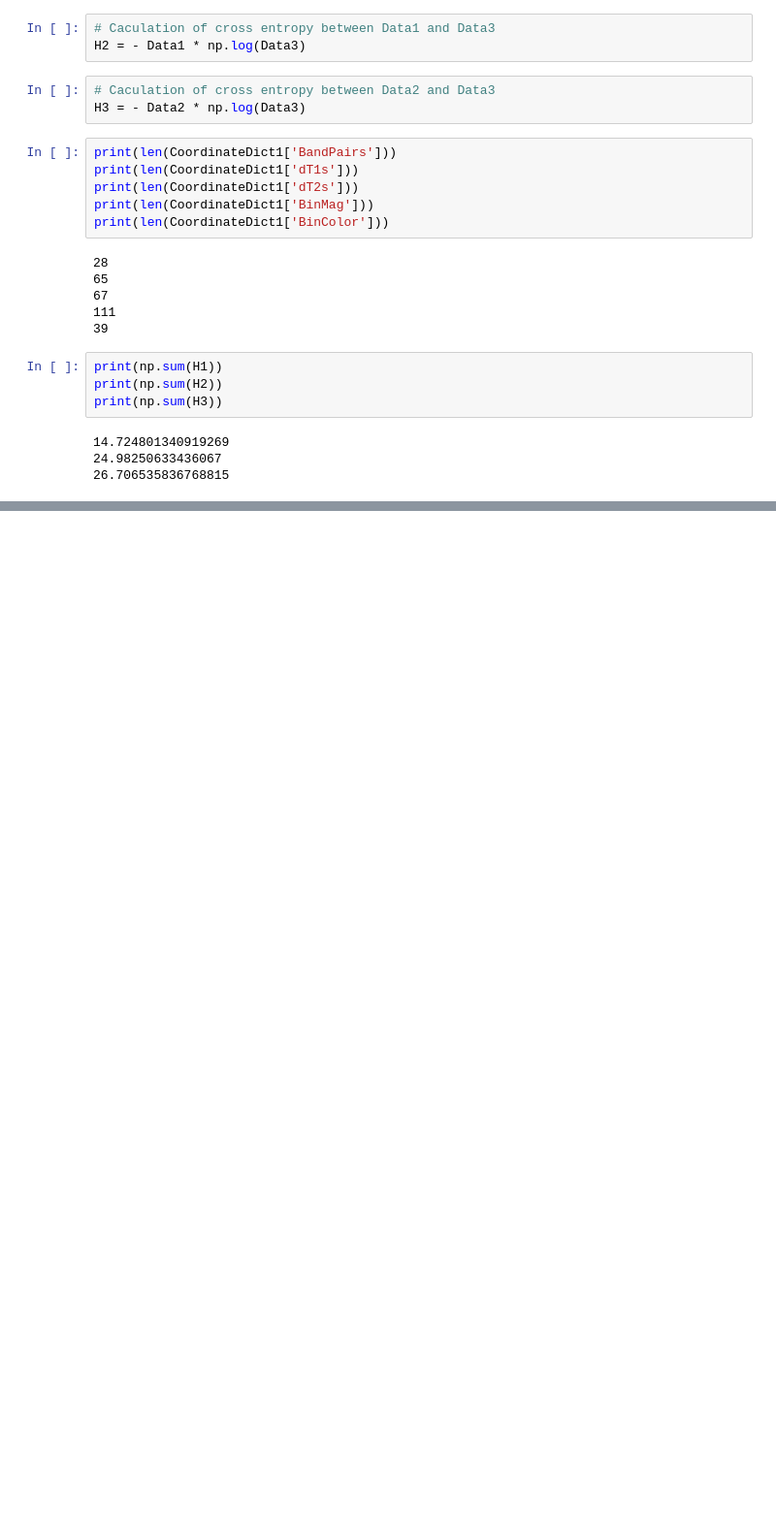
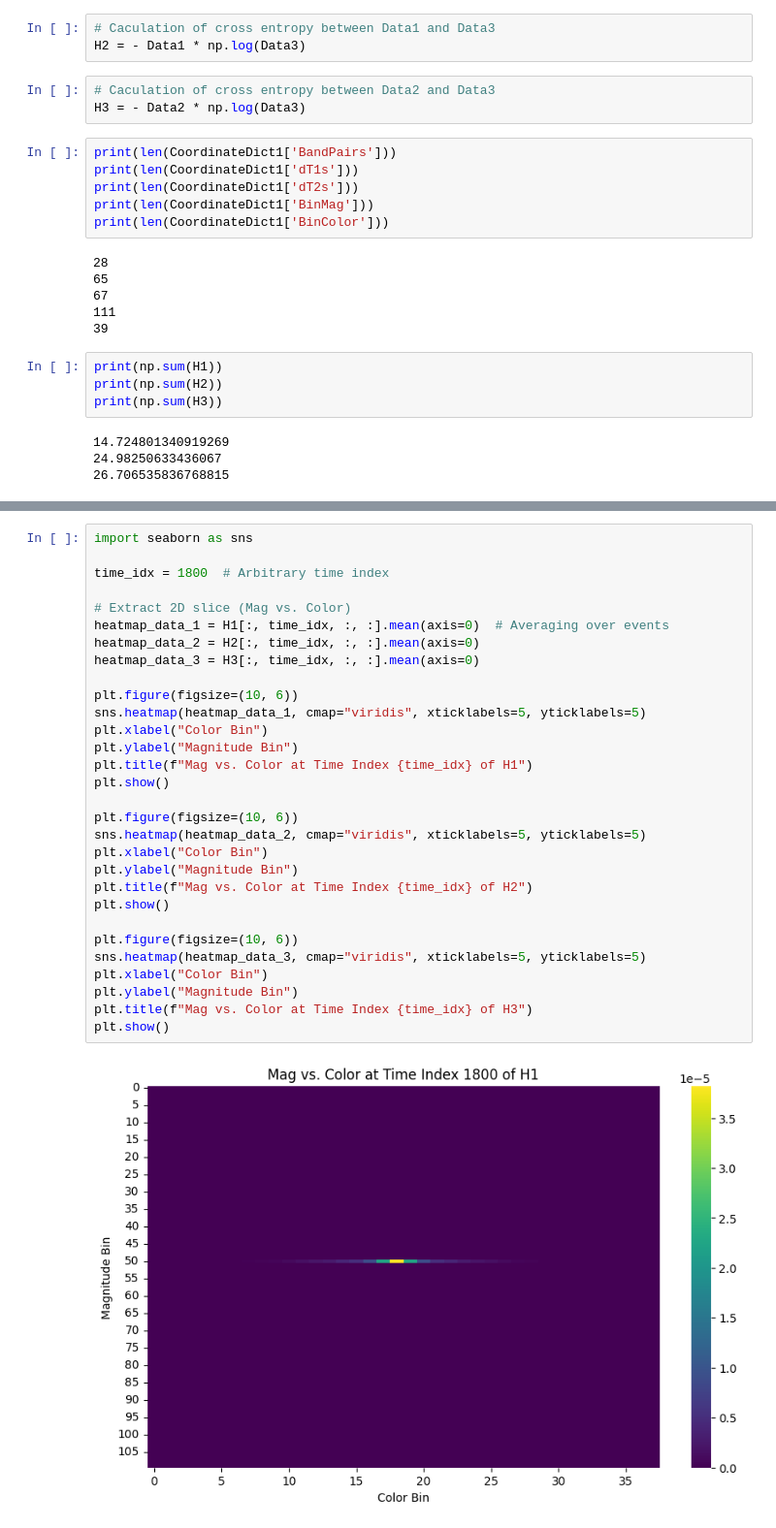
Before and after one commit to Rachel-0420/Cross-Entropy-Fast-Transient, a Jupyter notebook: cross_entropy_btw_supernovae.ipynb, the cells around one changed output, grey strips where cells are left out. Shown: that part at 97% size. Drawn from its saved outputs; the diff is of its cells as text; blank space fills up the shorter version.

```diff
--- a/cross_entropy_btw_supernovae.ipynb
+++ b/cross_entropy_btw_supernovae.ipynb
@@ -223,0 +282,32 @@ print(np.sum(H3))
+# %%
+import seaborn as sns
+
+time_idx = 1800  # Arbitrary time index
+
+# Extract 2D slice (Mag vs. Color)
+heatmap_data_1 = H1[:, time_idx, :, :].mean(axis=0)  # Averaging over events
+heatmap_data_2 = H2[:, time_idx, :, :].mean(axis=0)
+heatmap_data_3 = H3[:, time_idx, :, :].mean(axis=0)
+
+plt.figure(figsize=(10, 6))
+sns.heatmap(heatmap_data_1, cmap="viridis", xticklabels=5, yticklabels=5)
+plt.xlabel("Color Bin")
+plt.ylabel("Magnitude Bin")
+plt.title(f"Mag vs. Color at Time Index {time_idx} of H1")
+plt.show()
+
+plt.figure(figsize=(10, 6))
+sns.heatmap(heatmap_data_2, cmap="viridis", xticklabels=5, yticklabels=5)
+plt.xlabel("Color Bin")
+plt.ylabel("Magnitude Bin")
+plt.title(f"Mag vs. Color at Time Index {time_idx} of H2")
+plt.show()
+
+plt.figure(figsize=(10, 6))
+sns.heatmap(heatmap_data_3, cmap="viridis", xticklabels=5, yticklabels=5)
+plt.xlabel("Color Bin")
+plt.ylabel("Magnitude Bin")
+plt.title(f"Mag vs. Color at Time Index {time_idx} of H3")
+plt.show()
+# %% [output]
+[figure, added]
```
Also changed, not shown: parts of 7 cells of this notebook.
